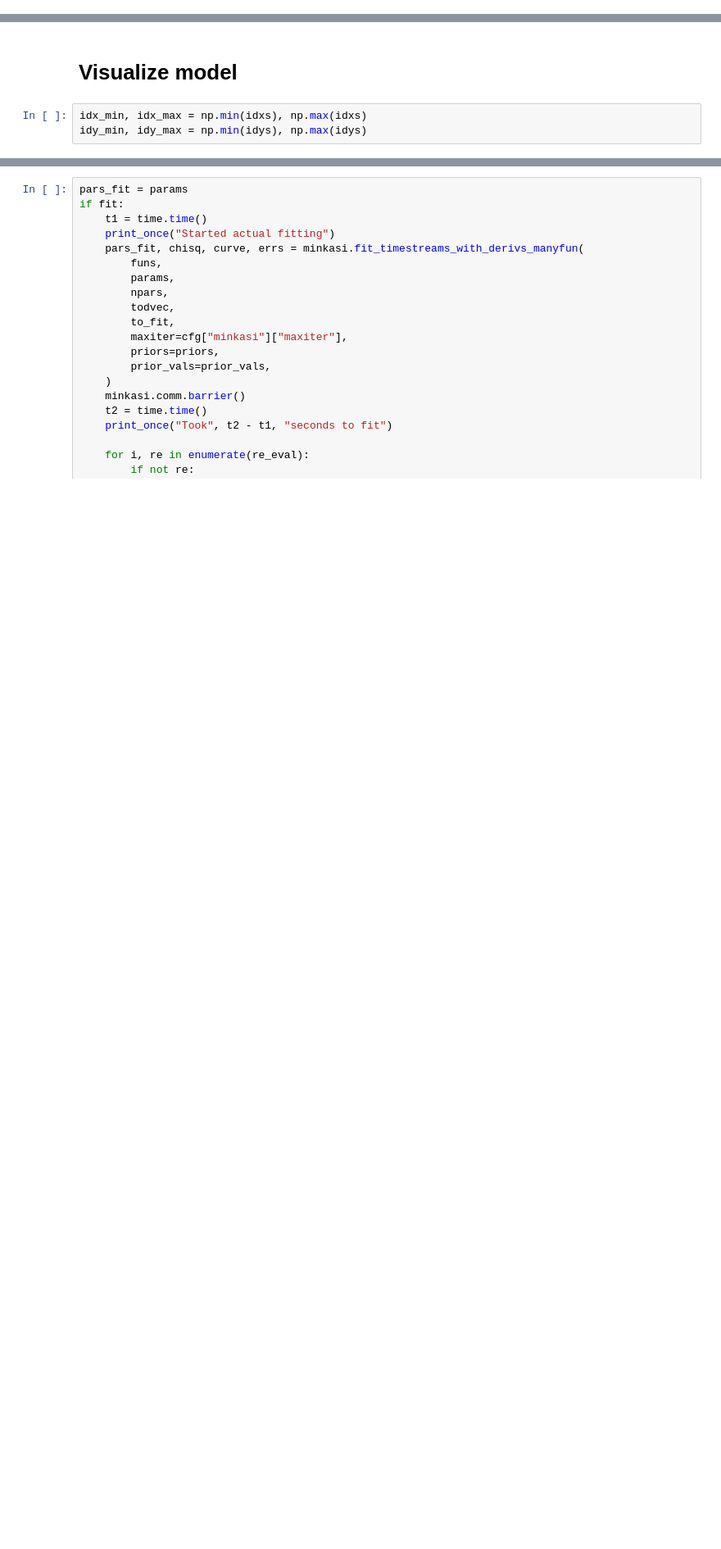
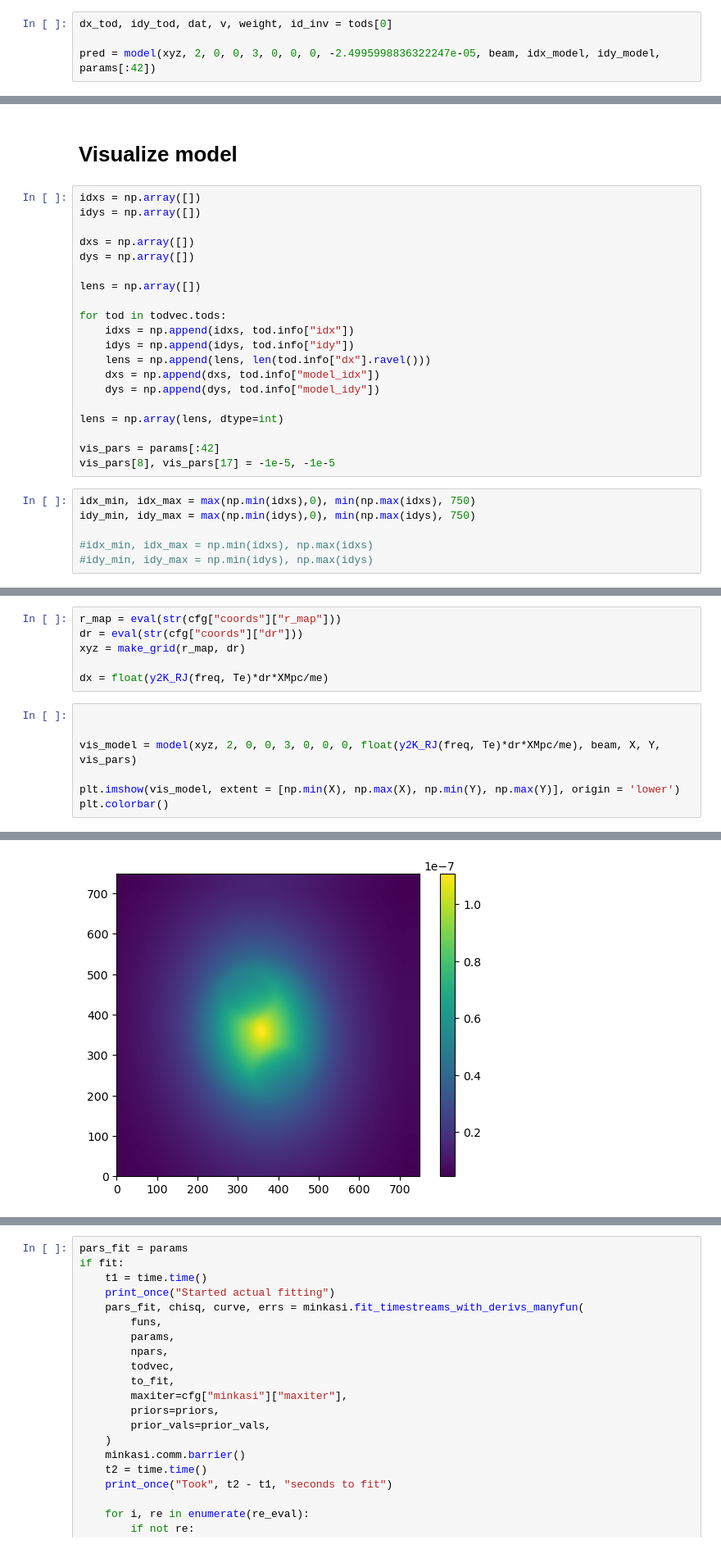
Before and after one commit to MUSTANG-SZ/WITCH, a Jupyter notebook: gpu_minkasi_jax.ipynb, the cells around one changed output, grey strips where cells are left out. Shown: that part at 82% size. Drawn from its saved outputs; the diff is of its cells as text; blank space fills up the shorter version.

```diff
--- a/gpu_minkasi_jax.ipynb
+++ b/gpu_minkasi_jax.ipynb
@@ -709,0 +716,4 @@ for i, tod in enumerate(todvec.tods):
+# %%
+dx_tod, idy_tod, dat, v, weight, id_inv = tods[0]
+
+pred = model(xyz, 2, 0, 0, 3, 0, 0, 0, -2.4995998836322247e-05, beam, idx_model, idy_model, params[:42])
@@ -880,8 +1043,31 @@ plt.plot(np.arange(1,10), times)
 # %% [markdown]
 # Visualize model
+# %%
+idxs = np.array([])
+idys = np.array([])
+
+dxs = np.array([])
+dys = np.array([])
+
+lens = np.array([])
+
+for tod in todvec.tods:
+    idxs = np.append(idxs, tod.info["idx"])
+    idys = np.append(idys, tod.info["idy"])
+    lens = np.append(lens, len(tod.info["dx"].ravel()))
+    dxs = np.append(dxs, tod.info["model_idx"])
+    dys = np.append(dys, tod.info["model_idy"])
+
+lens = np.array(lens, dtype=int)
+
+vis_pars = params[:42]
+vis_pars[8], vis_pars[17] = -1e-5, -1e-5
 # %%
-idx_min, idx_max = np.min(idxs), np.max(idxs)
-idy_min, idy_max = np.min(idys), np.max(idys)
+idx_min, idx_max = max(np.min(idxs),0), min(np.max(idxs), 750)
+idy_min, idy_max = max(np.min(idys),0), min(np.max(idys), 750)
+
+#idx_min, idx_max = np.min(idxs), np.max(idxs)
+#idy_min, idy_max = np.min(idys), np.max(idys)
 # %%
 x = np.arange(idx_min, idx_max, dtype = int)
 y = np.arange(idy_min, idy_max, dtype = int)
@@ -891,0 +1076,14 @@ X, Y = np.meshgrid(x, y)
+# %%
+r_map = eval(str(cfg["coords"]["r_map"]))
+dr = eval(str(cfg["coords"]["dr"]))
+xyz = make_grid(r_map, dr)
+
+dx = float(y2K_RJ(freq, Te)*dr*XMpc/me)
+# %%
+
+
+vis_model = model(xyz, 2, 0, 0, 3, 0, 0, 0, float(y2K_RJ(freq, Te)*dr*XMpc/me), beam, X, Y, vis_pars)
+
+plt.imshow(vis_model, extent = [np.min(X), np.max(X), np.min(Y), np.max(Y)], origin = 'lower')
+plt.colorbar()
+# %% [output]
@@ -891,0 +1091 @@ X, Y = np.meshgrid(x, y)
+[figure, added]
```
Also changed, not shown: parts of 76 cells of this notebook.
